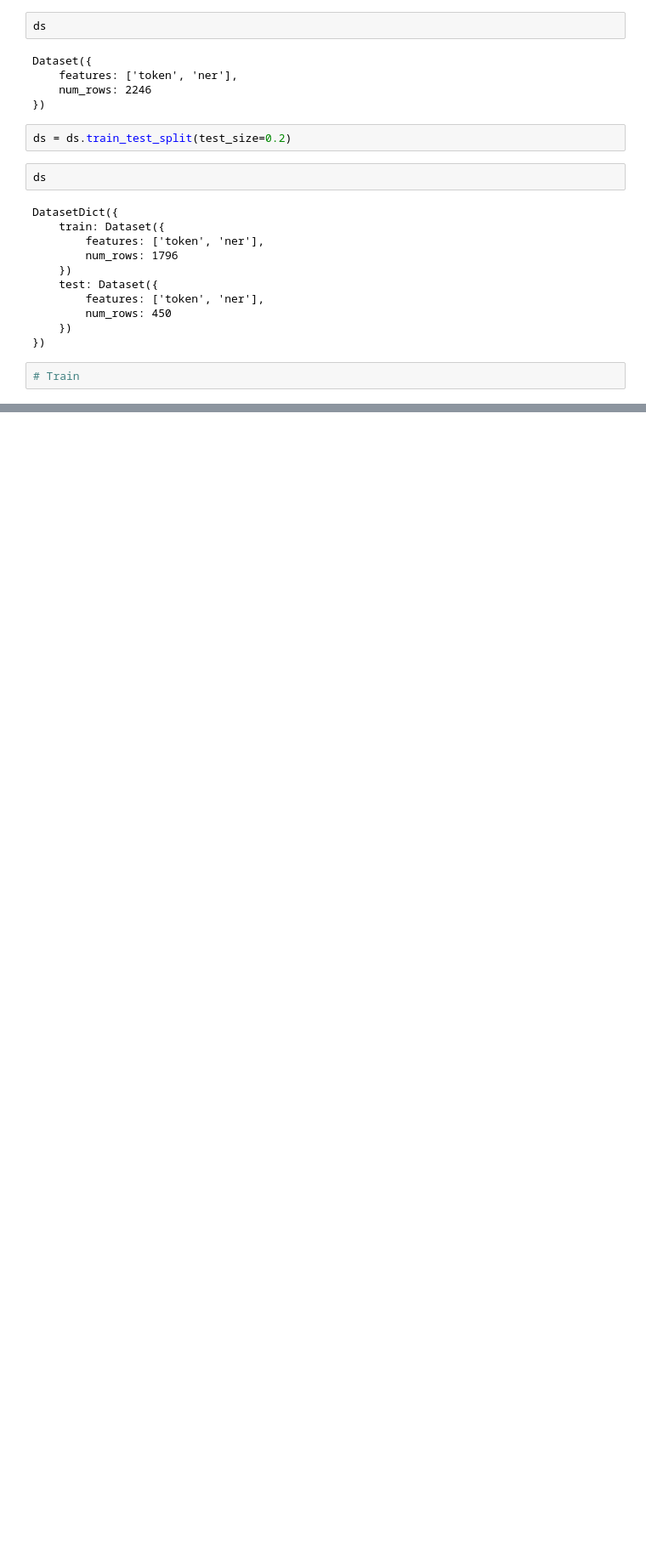
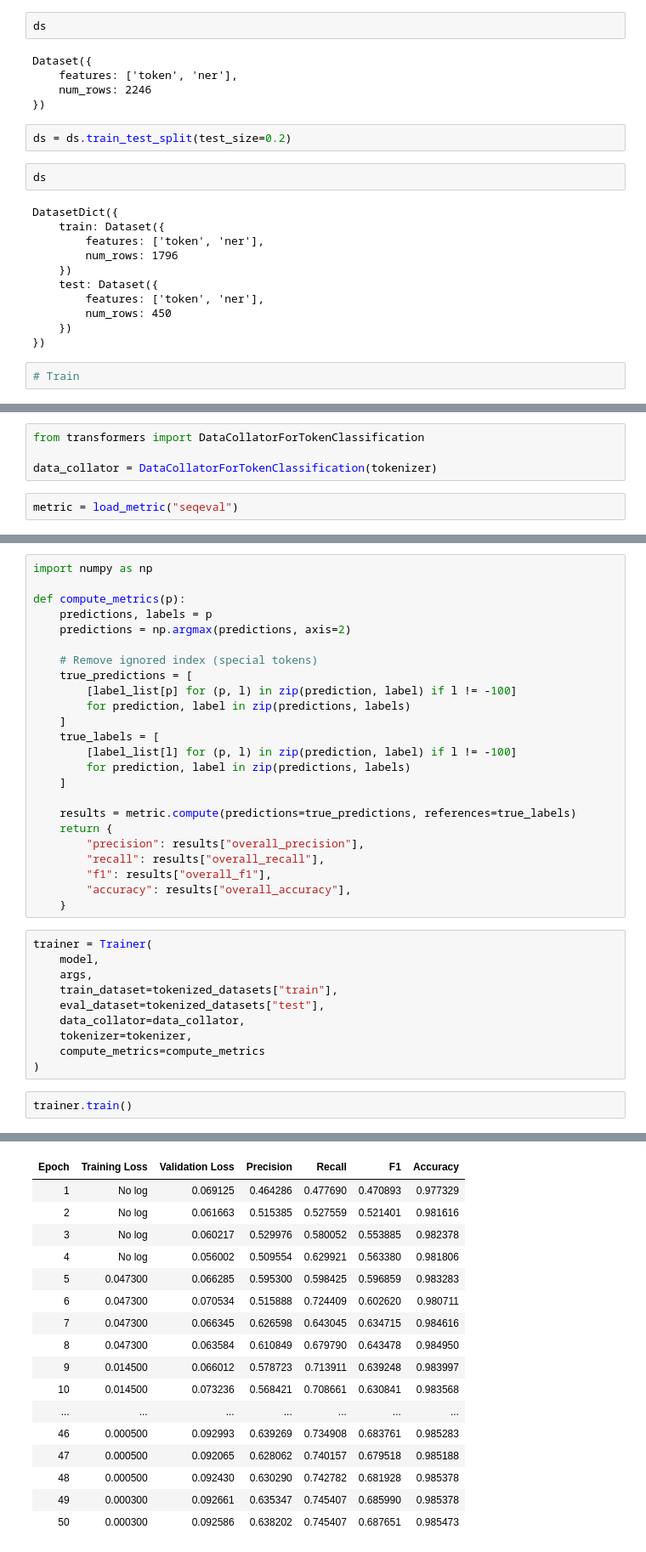
Before and after one commit to tsantosh7/Unsupervised-Supervised-Protein-Genes-Diseases-Organisms-Extraction, a Jupyter notebook: Notebooks/metagenomics_annotations/metagenomic_data_merge.ipynb, the cells around one changed output, grey strips where cells are left out. Shown at 85% size. Cells and saved outputs as stored; diff of their text form; blank space fills up the shorter version.

```diff
--- a/Notebooks/metagenomics_annotations/metagenomic_data_merge.ipynb
+++ b/Notebooks/metagenomics_annotations/metagenomic_data_merge.ipynb
@@ -459,0 +565,6 @@ DatasetDict({
+# %%
+from transformers import DataCollatorForTokenClassification
+
+data_collator = DataCollatorForTokenClassification(tokenizer)
+# %%
+metric = load_metric("seqeval")
@@ -459,0 +583,37 @@ DatasetDict({
+# %%
+import numpy as np
+
+def compute_metrics(p):
+    predictions, labels = p
+    predictions = np.argmax(predictions, axis=2)
+
+    # Remove ignored index (special tokens)
+    true_predictions = [
+        [label_list[p] for (p, l) in zip(prediction, label) if l != -100]
+        for prediction, label in zip(predictions, labels)
+    ]
+    true_labels = [
+        [label_list[l] for (p, l) in zip(prediction, label) if l != -100]
+        for prediction, label in zip(predictions, labels)
+    ]
+
+    results = metric.compute(predictions=true_predictions, references=true_labels)
+    return {
+        "precision": results["overall_precision"],
+        "recall": results["overall_recall"],
+        "f1": results["overall_f1"],
+        "accuracy": results["overall_accuracy"],
+    }
+# %%
+trainer = Trainer(
+    model,
+    args,
+    train_dataset=tokenized_datasets["train"],
+    eval_dataset=tokenized_datasets["test"],
+    data_collator=data_collator,
+    tokenizer=tokenizer,
+    compute_metrics=compute_metrics
+)
+# %%
+trainer.train()
+# %% [output]
@@ -459,0 +621,17 @@ DatasetDict({
+| Epoch | Training Loss | Validation Loss | Precision | Recall | F1 | Accuracy |
+| 1 | No log | 0.069125 | 0.464286 | 0.477690 | 0.470893 | 0.977329 |
+| 2 | No log | 0.061663 | 0.515385 | 0.527559 | 0.521401 | 0.981616 |
+| 3 | No log | 0.060217 | 0.529976 | 0.580052 | 0.553885 | 0.982378 |
+| 4 | No log | 0.056002 | 0.509554 | 0.629921 | 0.563380 | 0.981806 |
+| 5 | 0.047300 | 0.066285 | 0.595300 | 0.598425 | 0.596859 | 0.983283 |
+| 6 | 0.047300 | 0.070534 | 0.515888 | 0.724409 | 0.602620 | 0.980711 |
+| 7 | 0.047300 | 0.066345 | 0.626598 | 0.643045 | 0.634715 | 0.984616 |
+| 8 | 0.047300 | 0.063584 | 0.610849 | 0.679790 | 0.643478 | 0.984950 |
+| 9 | 0.014500 | 0.066012 | 0.578723 | 0.713911 | 0.639248 | 0.983997 |
+| 10 | 0.014500 | 0.073236 | 0.568421 | 0.708661 | 0.630841 | 0.983568 |
+| ... | ... | ... | ... | ... | ... | ... |
+| 46 | 0.000500 | 0.092993 | 0.639269 | 0.734908 | 0.683761 | 0.985283 |
+| 47 | 0.000500 | 0.092065 | 0.628062 | 0.740157 | 0.679518 | 0.985188 |
+| 48 | 0.000500 | 0.092430 | 0.630290 | 0.742782 | 0.681928 | 0.985378 |
+| 49 | 0.000300 | 0.092661 | 0.635347 | 0.745407 | 0.685990 | 0.985378 |
+| 50 | 0.000300 | 0.092586 | 0.638202 | 0.745407 | 0.687651 | 0.985473 |
```
Also changed, not shown: parts of 16 cells of this notebook.
